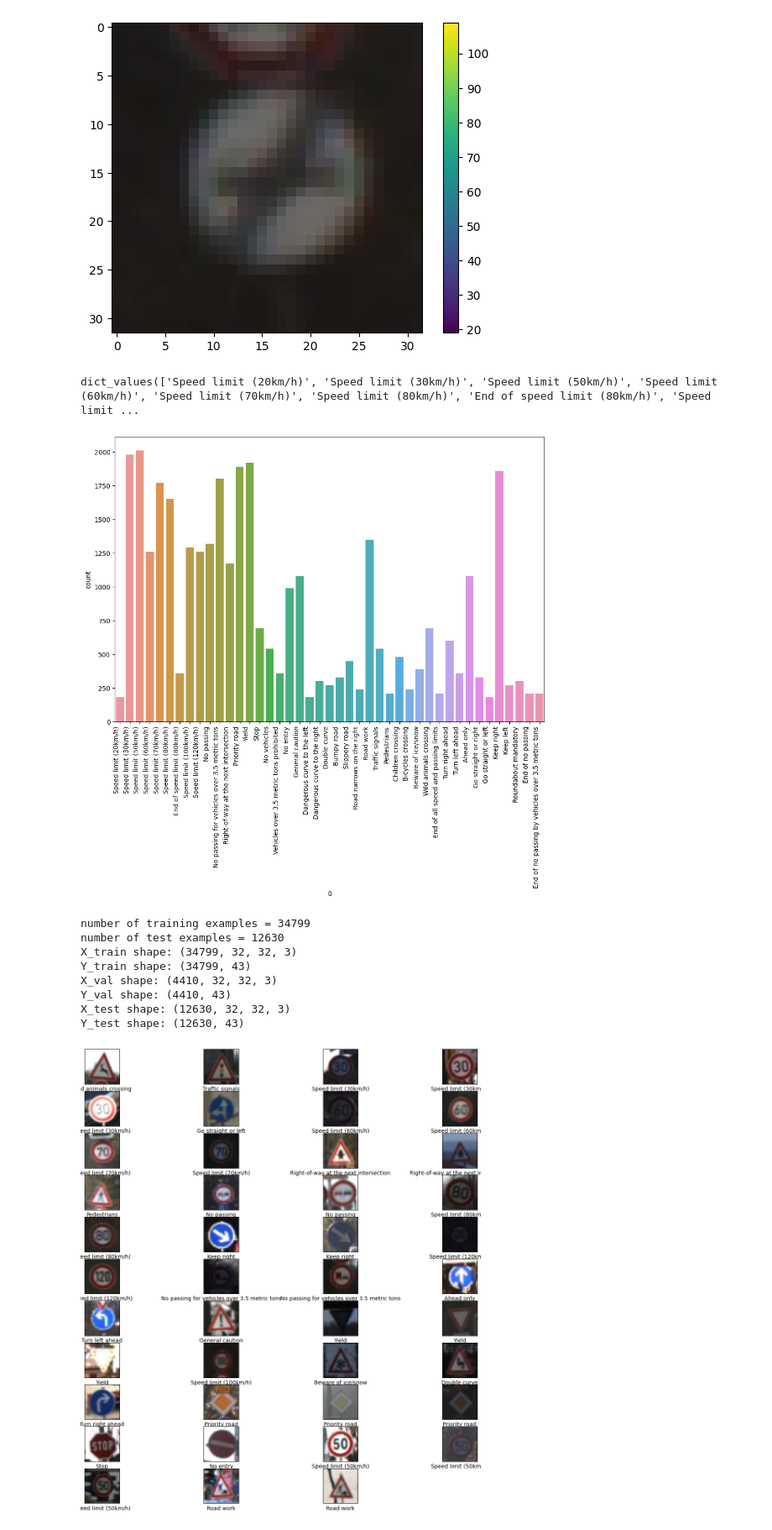
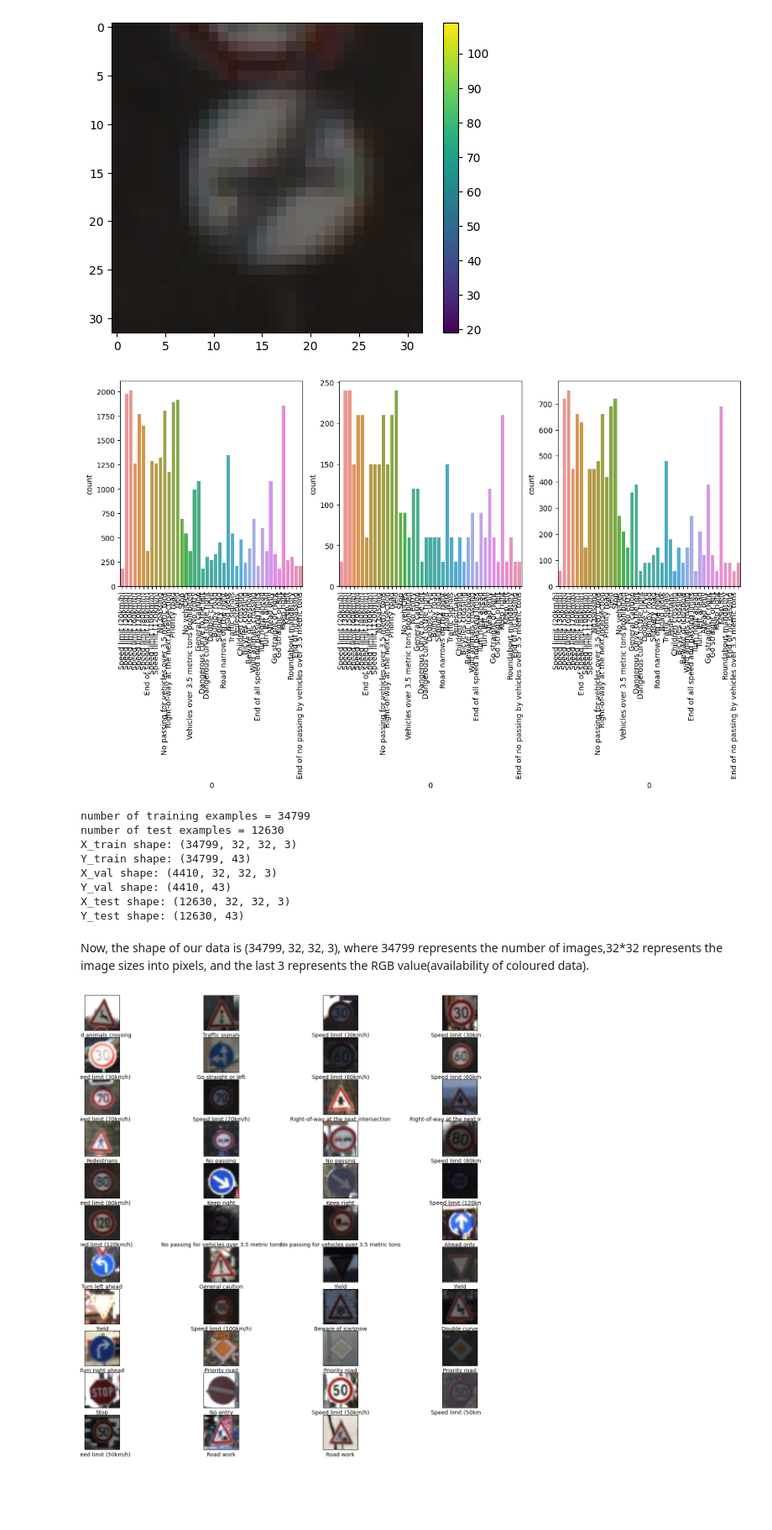
Before and after one commit to guevelel/COMP4449_Image_Classification, a Jupyter notebook: Traffic_Signs_COMP4449.ipynb, the cells around one changed output. Shown at 84% size. Cells and saved outputs as stored; diff of their text form; code cells hidden in the pictures; blank space fills up the shorter version.

```diff
--- a/Traffic_Signs_COMP4449.ipynb
+++ b/Traffic_Signs_COMP4449.ipynb
@@ -139,23 +129,33 @@ plt.grid(False)
 plt.show()
 # %% [output]
 [figure]
-# %%
-train['labels']
-signnames.values()
-# %% [output]
-dict_values(['Speed limit (20km/h)', 'Speed limit (30km/h)', 'Speed limit (50km/h)', 'Speed limit (60km/h)', 'Speed limit (70km/h)', 'Speed limit (80km/h)', 'End of speed limit (80km/h)', 'Speed limit ...
-# %%
-#UPDATE TO INCLUDE ALL 3 TRAIN, TEST, VALID PLOTS?
-fig, ax = plt.subplots(figsize=(12, 8))
-
-data = pd.DataFrame(train['labels'])
-sns.countplot(data, x=data[0])
-ax.set_xticklabels(list(signnames.values()))
-plt.xticks(rotation=90, ha='right')
-#plt.figure(figsize=(15,10))
-plt.show()
-# %% [output]
-[figure, removed]
+# %%
+#Plot the distributions of the training, validation, and test data:
+
+#Convert data to DF:
+data_train = pd.DataFrame(train['labels'])
+data_val = pd.DataFrame(val['labels'])
+data_test = pd.DataFrame(test['labels'])
+
+#Generate countplots:
+fig, ax =plt.subplots(1,3, figsize=(15,5))
+sns.countplot(data_train, x=data_train[0], ax=ax[0])
+ax[0].set_xticklabels(list(signnames.values()))
+for tick in ax[0].get_xticklabels():
+    tick.set_rotation(90)
+
+sns.countplot(data_val, x=data_val[0], ax=ax[1])
+ax[1].set_xticklabels(list(signnames.values()))
+for tick in ax[1].get_xticklabels():
+    tick.set_rotation(90)
+
+sns.countplot(data_test, x=data_test[0], ax=ax[2])
+ax[2].set_xticklabels(list(signnames.values()))
+plt.xticks(rotation=90, ha='right')
+
+plt.show()
+# %% [output]
+[figure, added]
 # %%
 #Split out data into training, validation, and test sets:
 X_train = train['features']
@@ -196,6 +192,8 @@ X_val shape: (4410, 32, 32, 3)
 Y_val shape: (4410, 43)
 X_test shape: (12630, 32, 32, 3)
 Y_test shape: (12630, 43)
+# %% [markdown]
+Now, the shape of our data is (34799, 32, 32, 3), where 34799 represents the number of images,32*32 represents the image sizes into pixels, and the last 3 represents the RGB value(availability of coloured data).
 # %%
 #Visualize all of the different road signs:
 plt.figure(figsize=(15,15))
```
Also changed, not shown: parts of 32 cells of this notebook.
